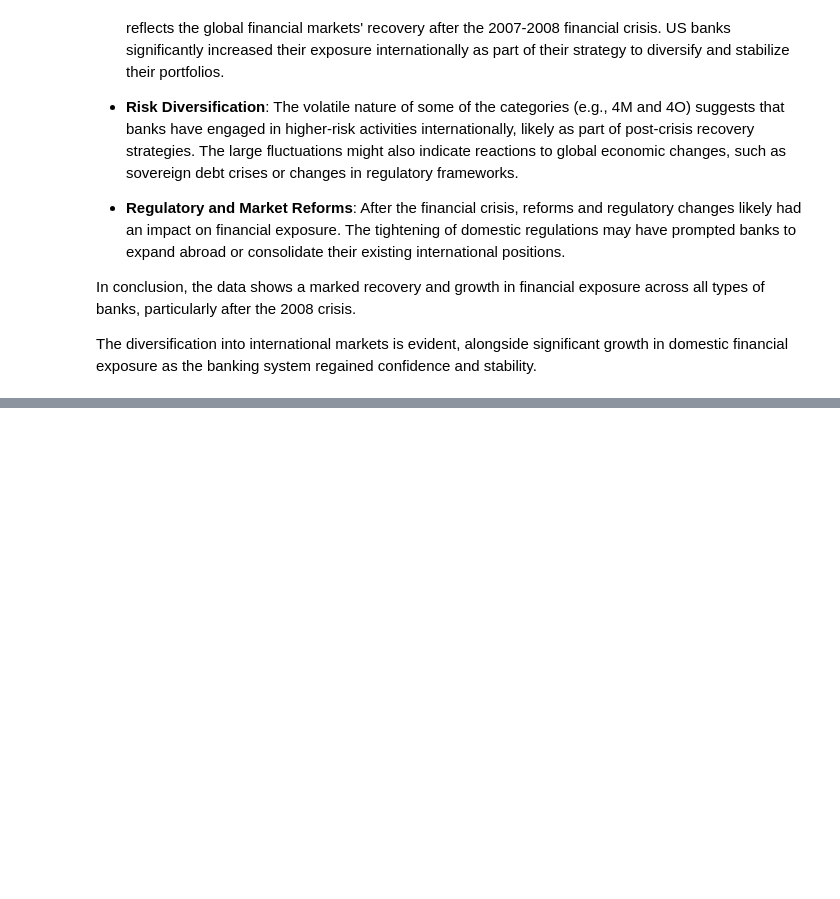
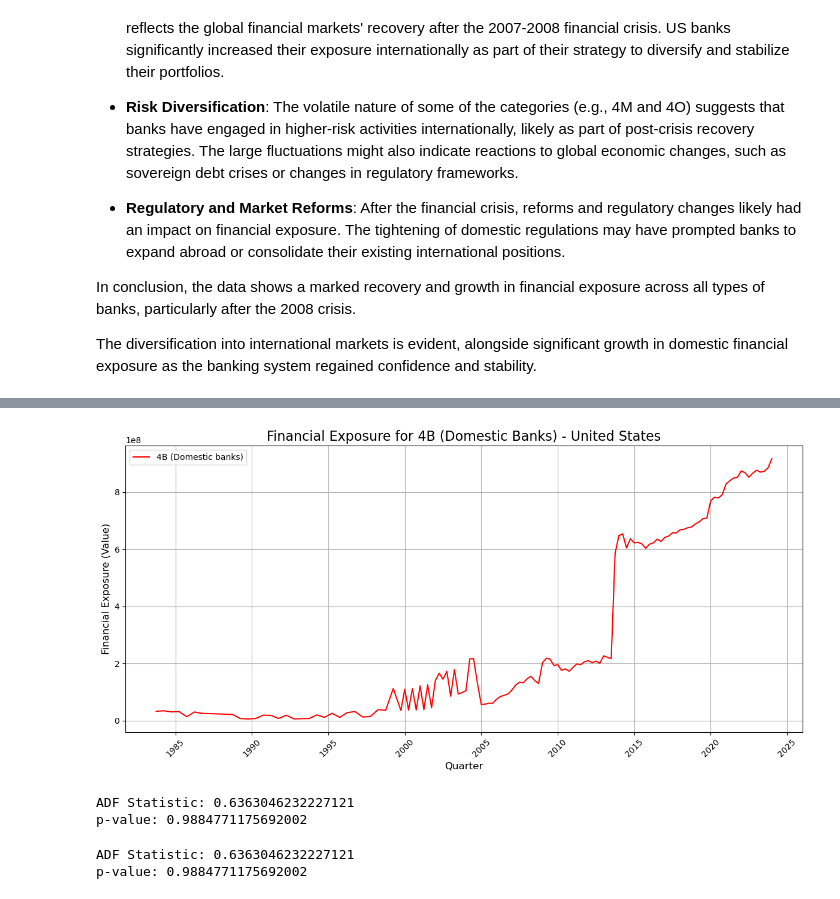
Before and after one commit to olivia3395/GlobalRiskAnalysisUSA, a Jupyter notebook: GlobalRiskAnalysisUSA.ipynb, the cells around one changed output, grey strips where cells are left out. Saved outputs shown, nothing was run; the diff lists cells and outputs as text; code cells hidden in the pictures; blank space fills up the shorter version.

```diff
--- a/GlobalRiskAnalysisUSA.ipynb
+++ b/GlobalRiskAnalysisUSA.ipynb
@@ -664,0 +342,45 @@ The plot depicts the performance of an LSTM model in forecasting USA financial e
+# %%
+
+
+import pandas as pd
+import matplotlib.pyplot as plt
+from statsmodels.tsa.stattools import adfuller
+
+# 假设数据已经加载到 'data_long_clean'
+# 如果没有，请先加载数据：data_long_clean = pd.read_csv('./BIS_global_banks.csv')
+
+# Step 1: Filter data for the United States and 4B Domestic Banks
+usa_data = data_long_clean[data_long_clean['Reporting country'] == 'United States']
+bank_type = '4B'
+bank_data = usa_data[usa_data['CBS_BANK_TYPE'] == bank_type]
+
+# Step 2: Set the 'Quarter' column as the index for time series analysis
+bank_data = bank_data.set_index('Quarter').sort_index()
+
+# Step 3: Group by 'Quarter' and aggregate the 'Value' (sum)
+bank_data_grouped = bank_data.groupby('Quarter')['Value'].sum()
+
+# Step 4: Plot the time series data
+plt.figure(figsize=(12, 6))
+plt.plot(bank_data_grouped.index, bank_data_grouped, color='red', label='4B (Domestic banks)', linewidth=1.5)
+plt.title('Financial Exposure for 4B (Domestic Banks) - United States', fontsize=16)
+plt.xlabel('Quarter', fontsize=12)
+plt.ylabel('Financial Exposure (Value)', fontsize=12)
+plt.legend(loc='upper left')
+plt.grid(True)
+plt.xticks(rotation=45)
+plt.tight_layout()
+plt.show()
+# %% [output]
+[figure, added]
+ADF Statistic: 0.6363046232227121
+p-value: 0.9884771175692002
+# %%
+
+# Step 5: Check for stationarity using the Augmented Dickey-Fuller test (ADF test)
+adf_result = adfuller(bank_data_grouped)
+print(f'ADF Statistic: {adf_result[0]}')
+print(f'p-value: {adf_result[1]}')
+# %% [output]
+ADF Statistic: 0.6363046232227121
+p-value: 0.9884771175692002
```
Also changed, not shown: parts of 38 cells of this notebook, 1 other file.
